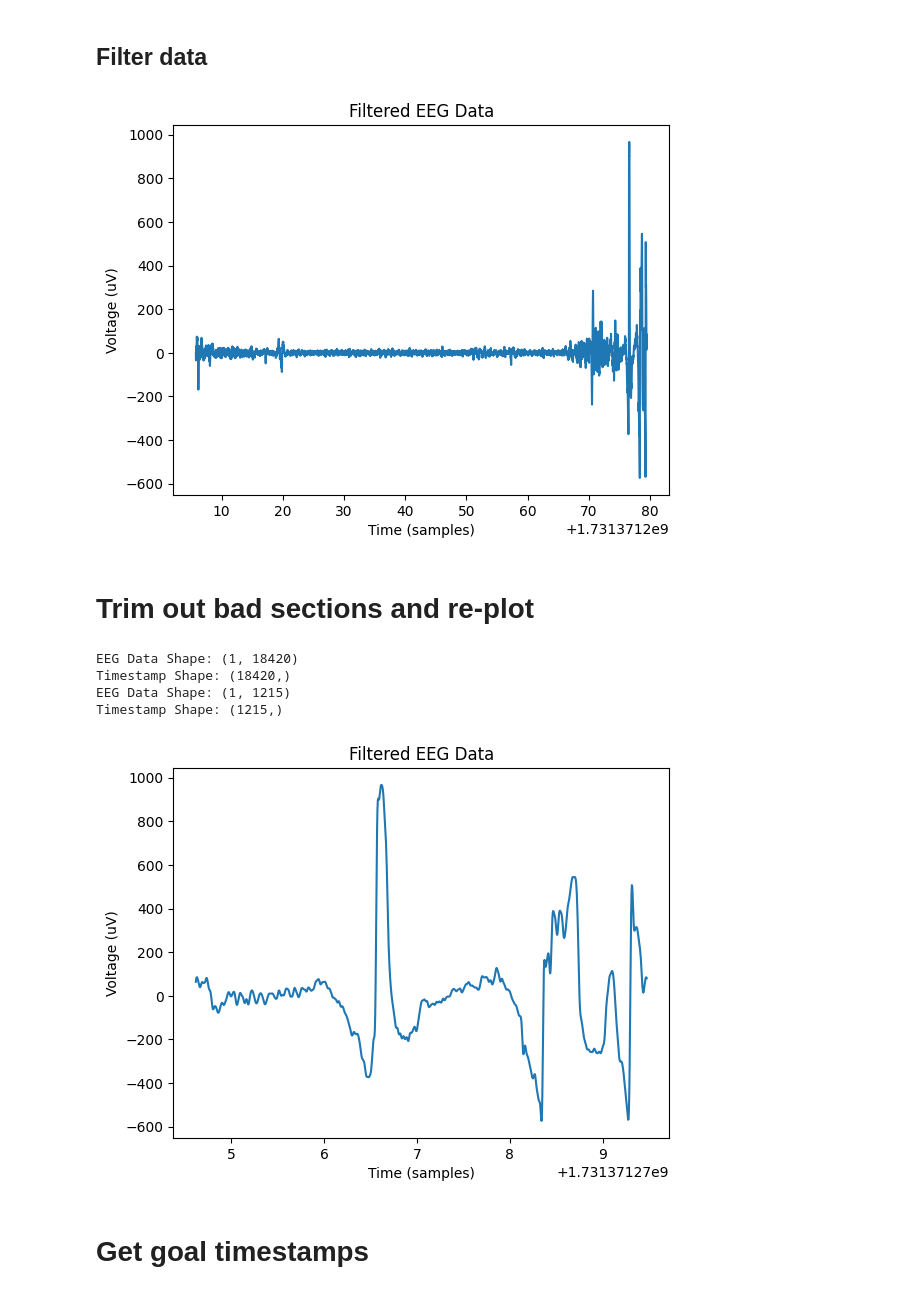
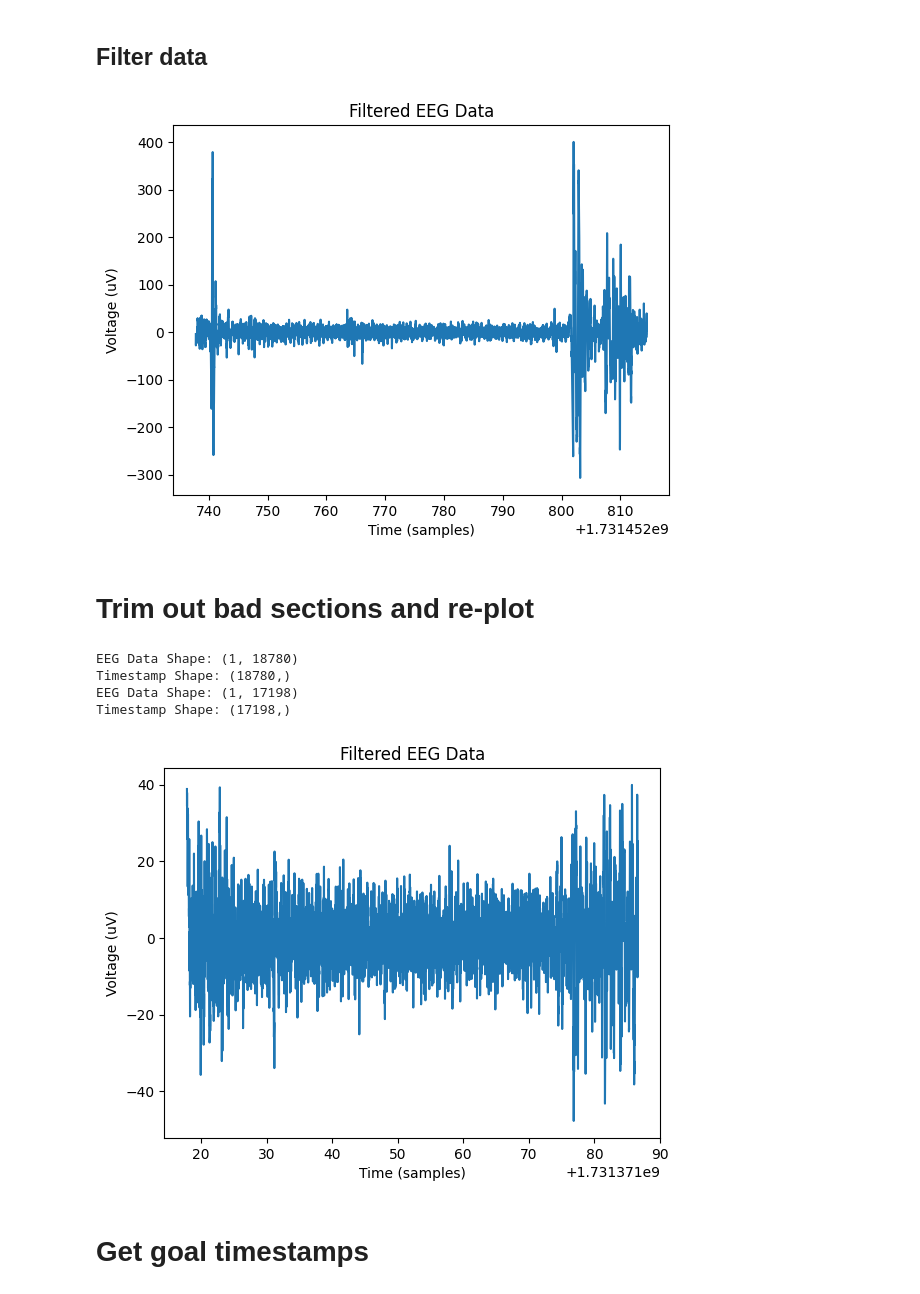
Before and after one commit to thesixtium/neuromove, a Jupyter notebook: IDUN_P300_test/plot.ipynb, the cells around one changed output. Saved outputs shown, nothing was run; the diff lists cells and outputs as text; code cells hidden in the pictures.

```diff
--- a/IDUN_P300_test/plot.ipynb
+++ b/IDUN_P300_test/plot.ipynb
@@ -7,12 +7,12 @@ import pandas as pd
 # User modifiable values
 # %%
 # path to eeg and marker files respectively
-eeg_data_filepath = "data/sub-Nathan/ses-S001/eeg/sub-Nathan_ses-S001_task-Default_run-005_eeg_20241111-173002_OutputFiles/IDUN - EEG_allExp.csv"
-marker_data_filepath = "data/sub-Nathan/ses-S001/eeg/sub-Nathan_ses-S001_task-Default_run-005_eeg_20241111-173002_OutputFiles/MarkerStream - Markers_allExp.csv"
+eeg_data_filepath = "data/sub-Mom/ses-S002/eeg/sub-Mom_ses-S002_task-A_run-001_eeg_20241112-163039_OutputFiles/IDUN - EEG_allExp.csv"
+marker_data_filepath = "data/sub-Mom/ses-S002/eeg/sub-Mom_ses-S002_task-A_run-001_eeg_20241112-163039_OutputFiles/MarkerStream - Markers_allExp.csv"
 
 # what target the participant was focusing on
 # A = 1, B = 2, ...
-target_marker = 5
+target_marker = 'A'
 
 # sampling rate of EEG headset
 samplerate = 250.0
@@ -60,43 +60,43 @@ plt.xlabel("Time (samples)")
 plt.ylabel("Voltage (uV)")
 plt.show()
 # %% [output]
-[figure, old version]
+[figure, new version]
 # %% [markdown]
 # Trim out bad sections and re-plot
 # %%
 # find the index of the random spike
 bad_value = np.max(eeg_data_filtered[0:])
 spike_index = np.where(eeg_data_filtered == bad_value)
 
 spike_index = spike_index[1][0]
 # add offset to min_index to get a better view of the spike
-spike_index = spike_index - 500
+spike_index = spike_index + 1500
 
 print(f"EEG Data Shape: {eeg_data_filtered.shape}")
 print(f"Timestamp Shape: {eeg_timestamps.shape}")
 
 eeg_data_filtered = eeg_data_filtered[:, spike_index:]
 eeg_timestamps = eeg_timestamps[spike_index:]
 print(f"EEG Data Shape: {eeg_data_filtered.shape}")
 print(f"Timestamp Shape: {eeg_timestamps.shape}")
 
 np.savetxt("data/sub-Nathan/ses-S001/eeg/sub-Nathan_ses-S001_task-Default_run-001_eeg_20241111-173002_OutputFiles/IDUN - EEG_allExp_filtered.csv", eeg_data_filtered[:], delimiter=",")
 np.savetxt("data/sub-Nathan/ses-S001/eeg/sub-Nathan_ses-S001_task-Default_run-001_eeg_20241111-173002_OutputFiles/MarkerStream - Markers_allExp_filtered.csv", eeg_timestamps, delimiter=",")
 
 
 # plot the filtered data
 plt.figure()
 plt.plot(eeg_timestamps, eeg_data_filtered[0, :])
 plt.title("Filtered EEG Data")
 plt.xlabel("Time (samples)")
 plt.ylabel("Voltage (uV)")
 plt.show()
 # %% [output]
-EEG Data Shape: (1, 18420)
-Timestamp Shape: (18420,)
-EEG Data Shape: (1, 1215)
-Timestamp Shape: (1215,)
+EEG Data Shape: (1, 18780)
+Timestamp Shape: (18780,)
+EEG Data Shape: (1, 17198)
+Timestamp Shape: (17198,)
-[figure, old version]
+[figure, new version]
 # %% [markdown]
 # Get goal timestamps
 # %%
```
Also changed, not shown: parts of 4 cells of this notebook, 3 other files.
